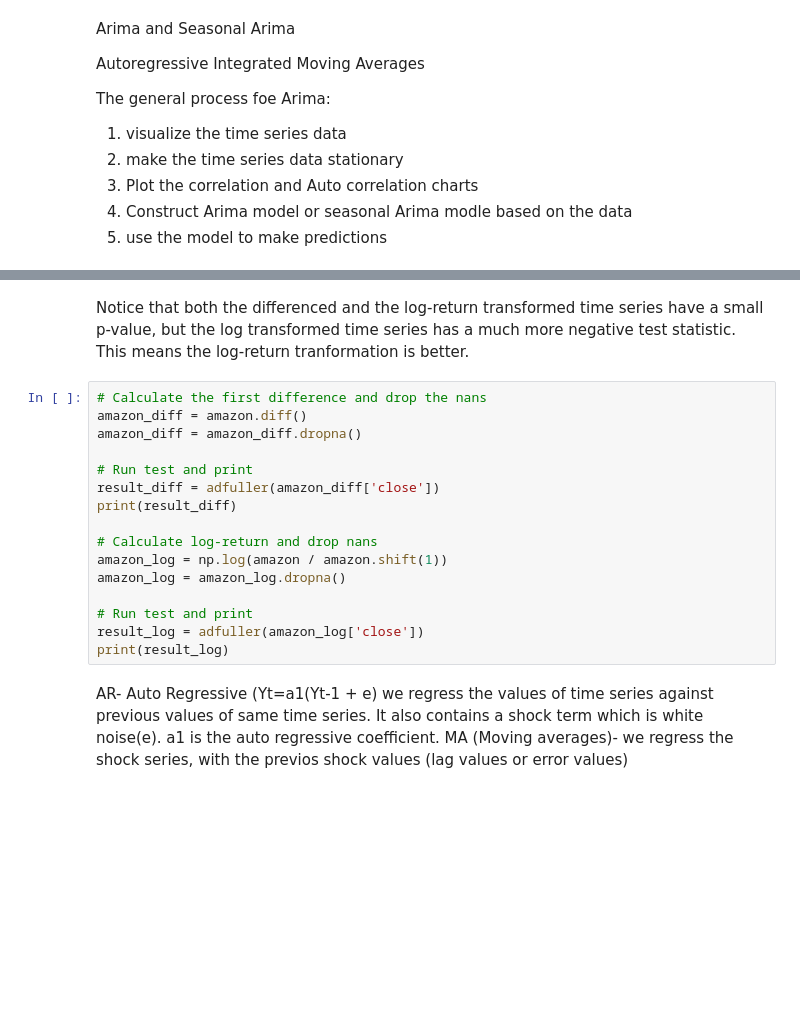
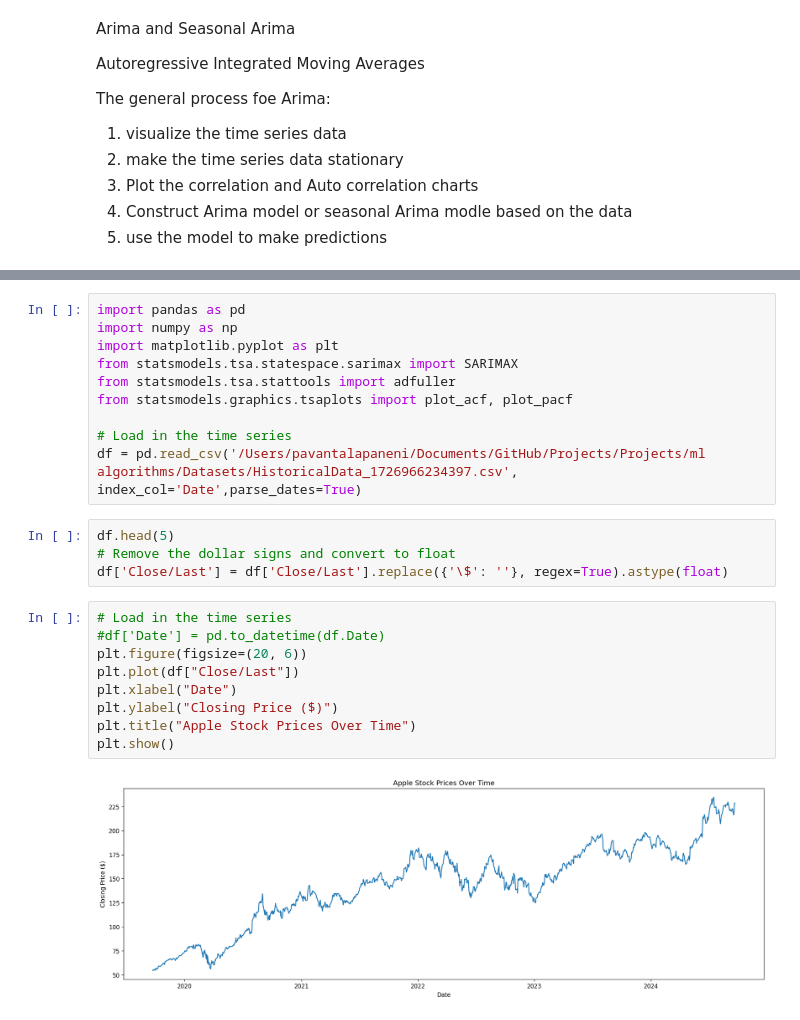
Before and after one commit to PavaneeswarTalapaneni/Projects, a Jupyter notebook: ml algorithms/ForecastingFuturesales.ipynb, the cells around one changed output, grey strips where cells are left out. Cells and saved outputs as stored; diff of their text form; blank space fills up the shorter version.

```diff
--- a/ml algorithms/ForecastingFuturesales.ipynb
+++ b/ml algorithms/ForecastingFuturesales.ipynb
@@ -71,21 +12,25 @@ print('p-value:', result[1])
-# %% [markdown]
-Notice that both the differenced and the log-return transformed time series have a small p-value, but the log transformed time series has a much more negative test statistic. This means the log-return tranformation is better.
-# %%
-# Calculate the first difference and drop the nans
-amazon_diff = amazon.diff()
-amazon_diff = amazon_diff.dropna()
-
-# Run test and print
-result_diff = adfuller(amazon_diff['close'])
-print(result_diff)
-
-# Calculate log-return and drop nans
-amazon_log = np.log(amazon / amazon.shift(1))
-amazon_log = amazon_log.dropna()
-
-# Run test and print
-result_log = adfuller(amazon_log['close'])
-print(result_log)
-# %% [markdown]
-AR- Auto Regressive (Yt=a1(Yt-1 + e) we regress the values of time series against previous values of same time series. It also contains a shock term which is white noise(e). a1 is the auto regressive coefficient.
-MA (Moving averages)- we regress the shock series, with the previos shock values (lag values or error values)
+# %%
+import pandas as pd
+import numpy as np
+import matplotlib.pyplot as plt
+from statsmodels.tsa.statespace.sarimax import SARIMAX
+from statsmodels.tsa.stattools import adfuller
+from statsmodels.graphics.tsaplots import plot_acf, plot_pacf
+
+# Load in the time series
+df = pd.read_csv('/Users/pavantalapaneni/Documents/GitHub/Projects/Projects/ml algorithms/Datasets/HistoricalData_1726966234397.csv', index_col='Date',parse_dates=True)
+# %%
+df.head(5)
+# Remove the dollar signs and convert to float
+df['Close/Last'] = df['Close/Last'].replace({'\$': ''}, regex=True).astype(float)
+# %%
+# Load in the time series
+#df['Date'] = pd.to_datetime(df.Date)
+plt.figure(figsize=(20, 6))
+plt.plot(df["Close/Last"])
+plt.xlabel("Date")
+plt.ylabel("Closing Price ($)")
+plt.title("Apple Stock Prices Over Time")
+plt.show()
+# %% [output]
+[figure, added]
```
Also changed, not shown: parts of 11 cells of this notebook.
